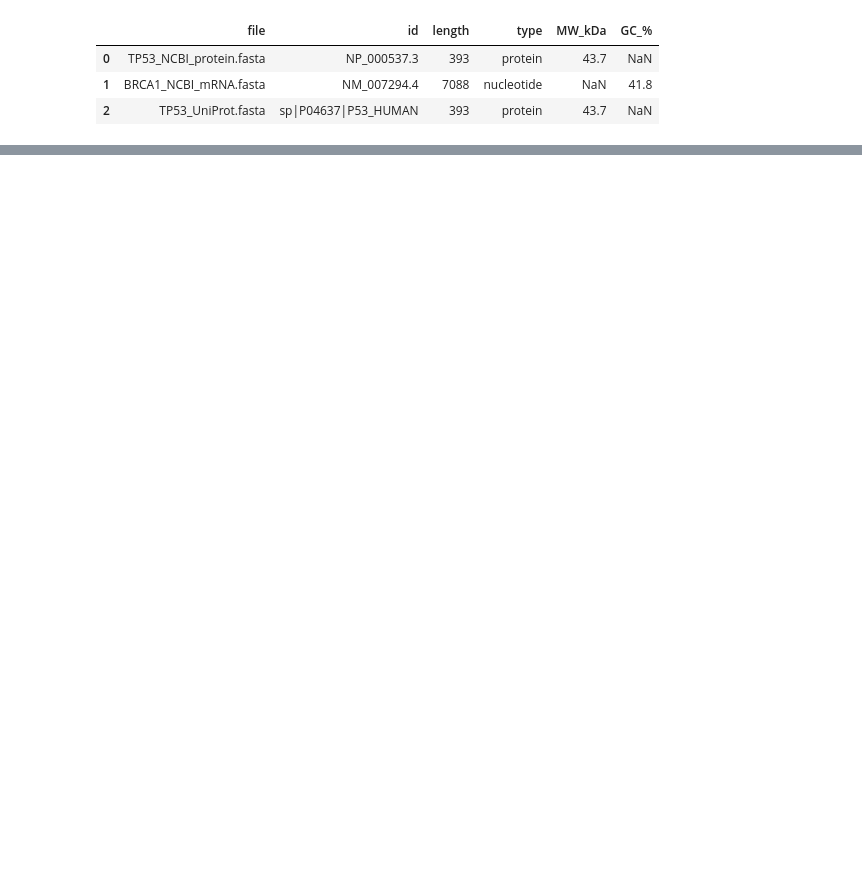
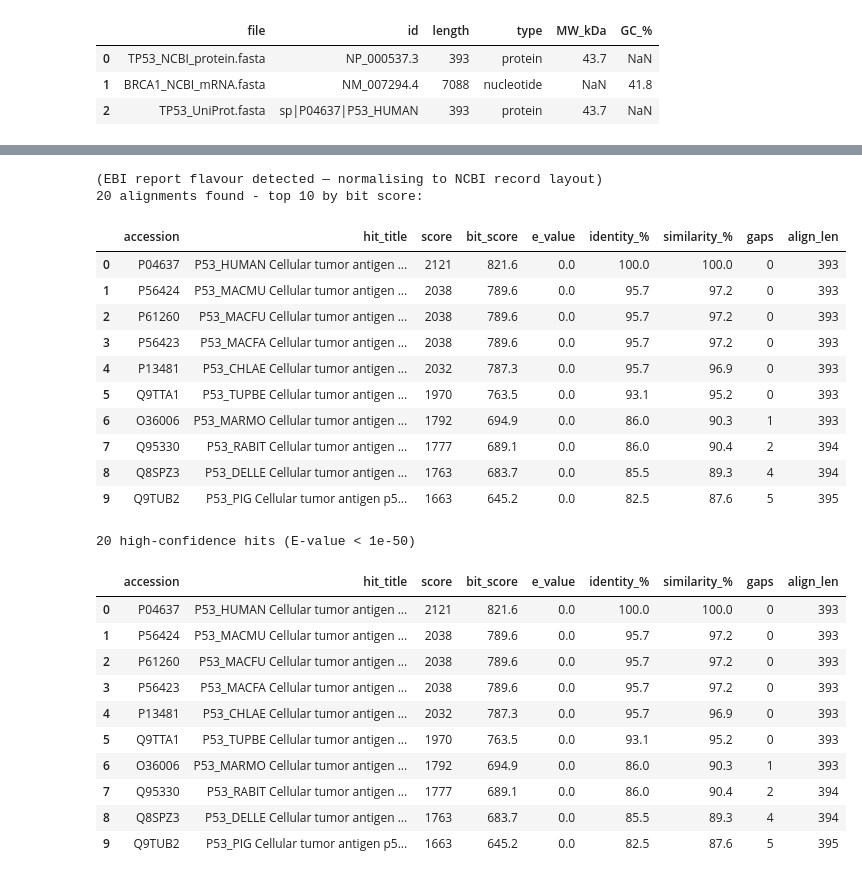
Before and after one commit to M7tnj/CodeAlpha, a Jupyter notebook: pipeline.ipynb, the cells around one changed output, grey strips where cells are left out. Saved outputs shown, nothing was run; the diff lists cells and outputs as text; code cells hidden in the pictures; blank space fills up the shorter version.

```diff
--- a/pipeline.ipynb
+++ b/pipeline.ipynb
@@ -229,0 +519,35 @@ Submitting BLASTP against 'swissprot' (E <= 1e-05, max 25 hits) ...
+# %%
+hits_df = parse_blast_xml(xml_file)
+print("%d alignments found - top 10 by bit score:" % len(hits_df))
+display(hits_df.head(10))
+
+# ── A typical analysis step: keep only highly significant hits ──
+strong = hits_df[hits_df["e_value"] < 1e-50].sort_values("bit_score", ascending=False)
+print("\n%d high-confidence hits (E-value < 1e-50)" % len(strong))
+display(strong.head(10))
+# %% [output]
+(EBI report flavour detected — normalising to NCBI record layout)
+20 alignments found - top 10 by bit score:
+|  | accession | hit_title | score | bit_score | e_value | identity_% | similarity_% | gaps | align_len |
+| 0 | P04637 | P53_HUMAN Cellular tumor antigen ... | 2121 | 821.6 | 0.0 | 100.0 | 100.0 | 0 | 393 |
+| 1 | P56424 | P53_MACMU Cellular tumor antigen ... | 2038 | 789.6 | 0.0 | 95.7 | 97.2 | 0 | 393 |
+| 2 | P61260 | P53_MACFU Cellular tumor antigen ... | 2038 | 789.6 | 0.0 | 95.7 | 97.2 | 0 | 393 |
+| 3 | P56423 | P53_MACFA Cellular tumor antigen ... | 2038 | 789.6 | 0.0 | 95.7 | 97.2 | 0 | 393 |
+| 4 | P13481 | P53_CHLAE Cellular tumor antigen ... | 2032 | 787.3 | 0.0 | 95.7 | 96.9 | 0 | 393 |
+| 5 | Q9TTA1 | P53_TUPBE Cellular tumor antigen ... | 1970 | 763.5 | 0.0 | 93.1 | 95.2 | 0 | 393 |
+| 6 | O36006 | P53_MARMO Cellular tumor antigen ... | 1792 | 694.9 | 0.0 | 86.0 | 90.3 | 1 | 393 |
+| 7 | Q95330 | P53_RABIT Cellular tumor antigen ... | 1777 | 689.1 | 0.0 | 86.0 | 90.4 | 2 | 394 |
+| 8 | Q8SPZ3 | P53_DELLE Cellular tumor antigen ... | 1763 | 683.7 | 0.0 | 85.5 | 89.3 | 4 | 394 |
+| 9 | Q9TUB2 | P53_PIG Cellular tumor antigen p5... | 1663 | 645.2 | 0.0 | 82.5 | 87.6 | 5 | 395 |
+20 high-confidence hits (E-value < 1e-50)
+|  | accession | hit_title | score | bit_score | e_value | identity_% | similarity_% | gaps | align_len |
+| 0 | P04637 | P53_HUMAN Cellular tumor antigen ... | 2121 | 821.6 | 0.0 | 100.0 | 100.0 | 0 | 393 |
+| 1 | P56424 | P53_MACMU Cellular tumor antigen ... | 2038 | 789.6 | 0.0 | 95.7 | 97.2 | 0 | 393 |
+| 2 | P61260 | P53_MACFU Cellular tumor antigen ... | 2038 | 789.6 | 0.0 | 95.7 | 97.2 | 0 | 393 |
+| 3 | P56423 | P53_MACFA Cellular tumor antigen ... | 2038 | 789.6 | 0.0 | 95.7 | 97.2 | 0 | 393 |
+| 4 | P13481 | P53_CHLAE Cellular tumor antigen ... | 2032 | 787.3 | 0.0 | 95.7 | 96.9 | 0 | 393 |
+| 5 | Q9TTA1 | P53_TUPBE Cellular tumor antigen ... | 1970 | 763.5 | 0.0 | 93.1 | 95.2 | 0 | 393 |
+| 6 | O36006 | P53_MARMO Cellular tumor antigen ... | 1792 | 694.9 | 0.0 | 86.0 | 90.3 | 1 | 393 |
+| 7 | Q95330 | P53_RABIT Cellular tumor antigen ... | 1777 | 689.1 | 0.0 | 86.0 | 90.4 | 2 | 394 |
+| 8 | Q8SPZ3 | P53_DELLE Cellular tumor antigen ... | 1763 | 683.7 | 0.0 | 85.5 | 89.3 | 4 | 394 |
+| 9 | Q9TUB2 | P53_PIG Cellular tumor antigen p5... | 1663 | 645.2 | 0.0 | 82.5 | 87.6 | 5 | 395 |
```
Also changed, not shown: parts of 11 cells of this notebook.
